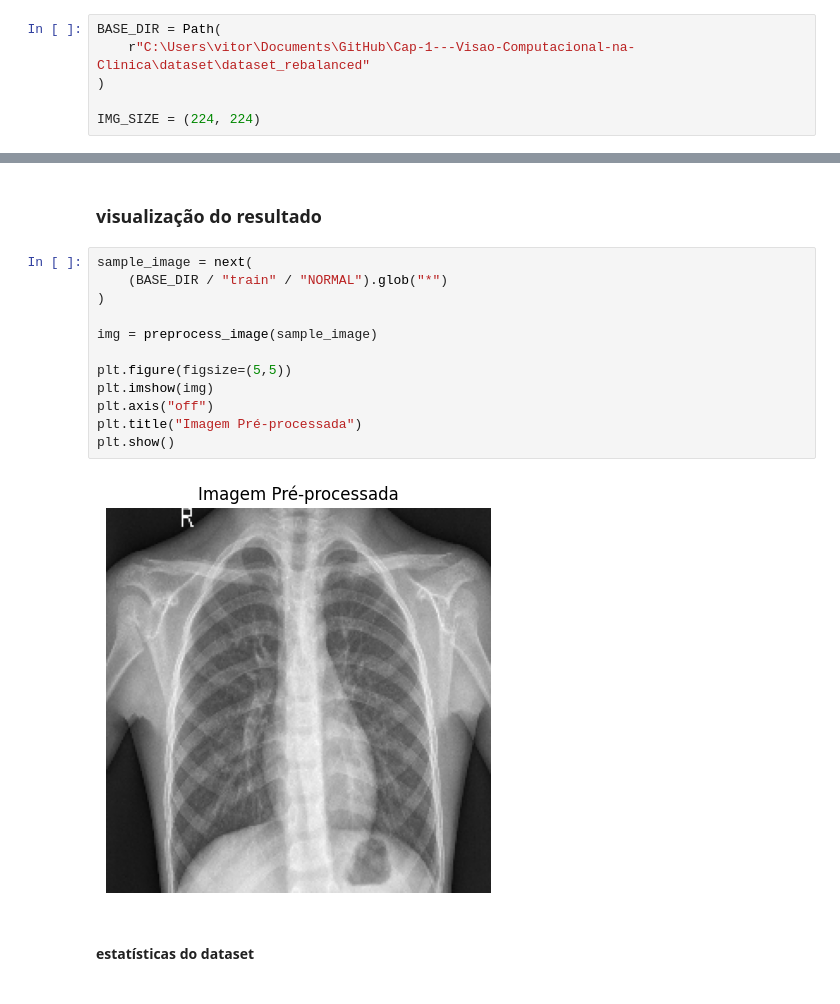
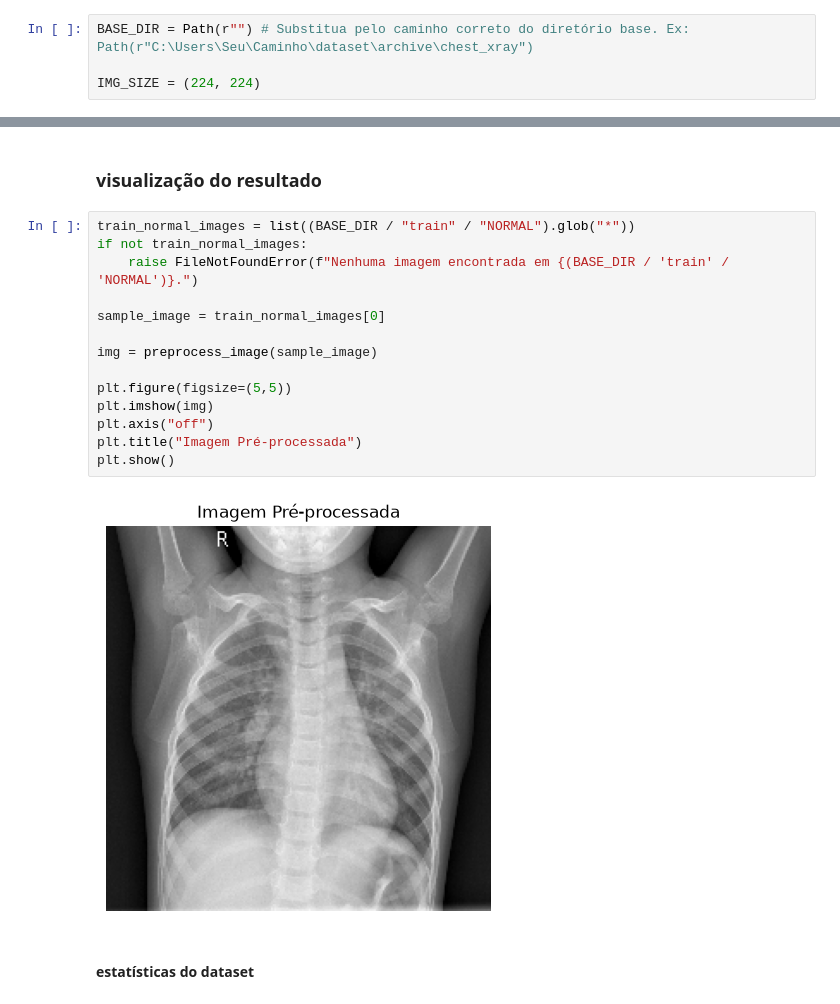
Before and after one commit to CardioIA-Project/Cap-1---Visao-Computacional-na-Clinica, a Jupyter notebook: pre-processamento/preprocessing.ipynb, the cells around one changed output, grey strips where cells are left out. Drawn from its saved outputs; the diff is of its cells as text.

```diff
--- a/pre-processamento/preprocessing.ipynb
+++ b/pre-processamento/preprocessing.ipynb
@@ -8,9 +8,7 @@ import matplotlib.pyplot as plt
 # %% [markdown]
 #### confiurações
 # %%
-BASE_DIR = Path(
-    r"C:\Users\vitor\Documents\GitHub\Cap-1---Visao-Computacional-na-Clinica\dataset\dataset_rebalanced"
-)
+BASE_DIR = Path(r"") # Substitua pelo caminho correto do diretório base. Ex: Path(r"C:\Users\Seu\Caminho\dataset\archive\chest_xray")
 
 IMG_SIZE = (224, 224)
 # %% [markdown]
@@ -66,19 +64,21 @@ def preprocess_image(image_path):
 # %% [markdown]
 ### visualização do resultado
 # %%
-sample_image = next(
-    (BASE_DIR / "train" / "NORMAL").glob("*")
-)
+train_normal_images = list((BASE_DIR / "train" / "NORMAL").glob("*"))
+if not train_normal_images:
+    raise FileNotFoundError(f"Nenhuma imagem encontrada em {(BASE_DIR / 'train' / 'NORMAL')}.")
+
+sample_image = train_normal_images[0]
 
 img = preprocess_image(sample_image)
 
 plt.figure(figsize=(5,5))
 plt.imshow(img)
 plt.axis("off")
 plt.title("Imagem Pré-processada")
 plt.show()
 # %% [output]
-[figure, old version]
+[figure, new version]
 # %% [markdown]
 #### estatísticas do dataset
 # %%
```
Also changed, not shown: parts of 1 cell of this notebook, 3 other files.
